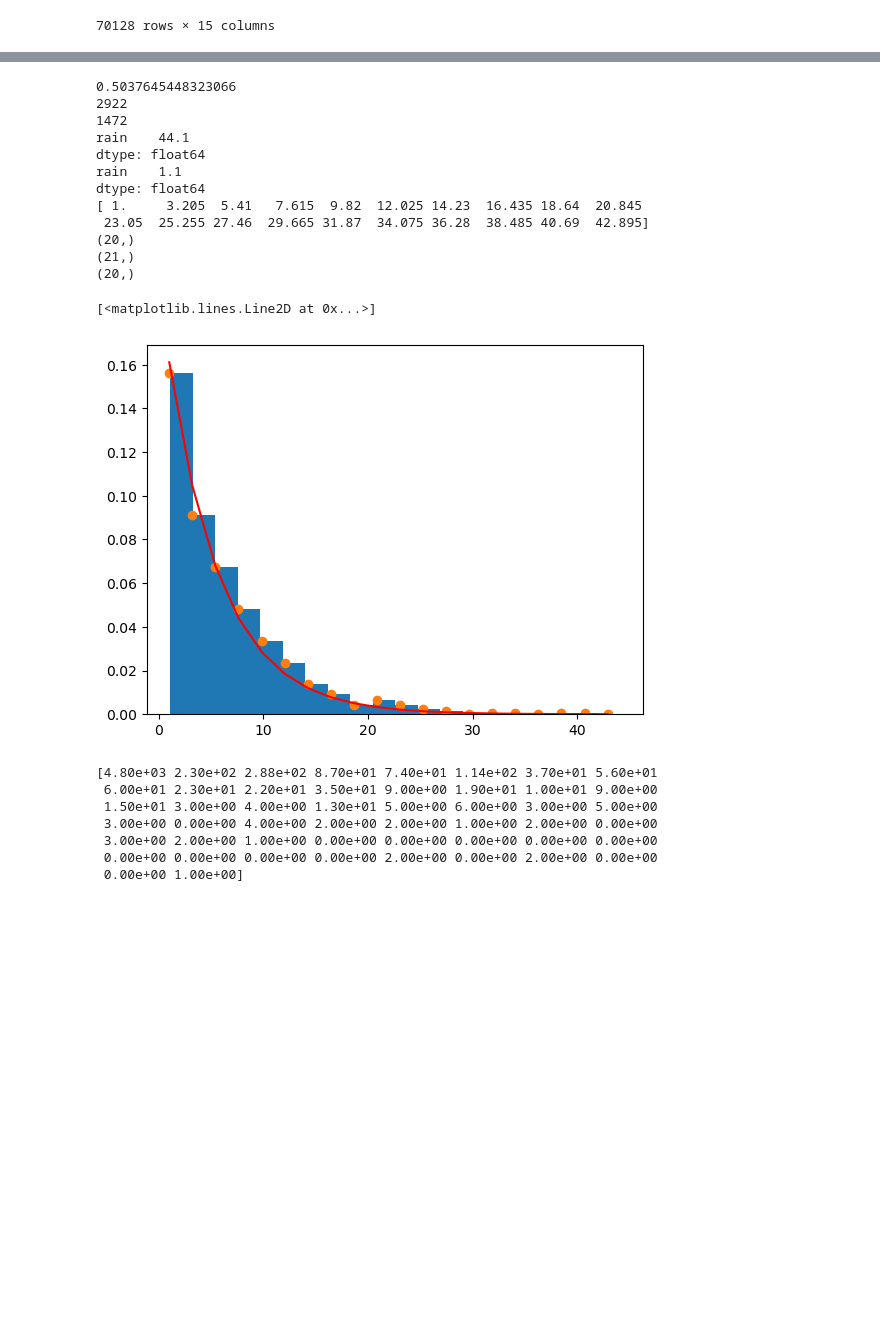
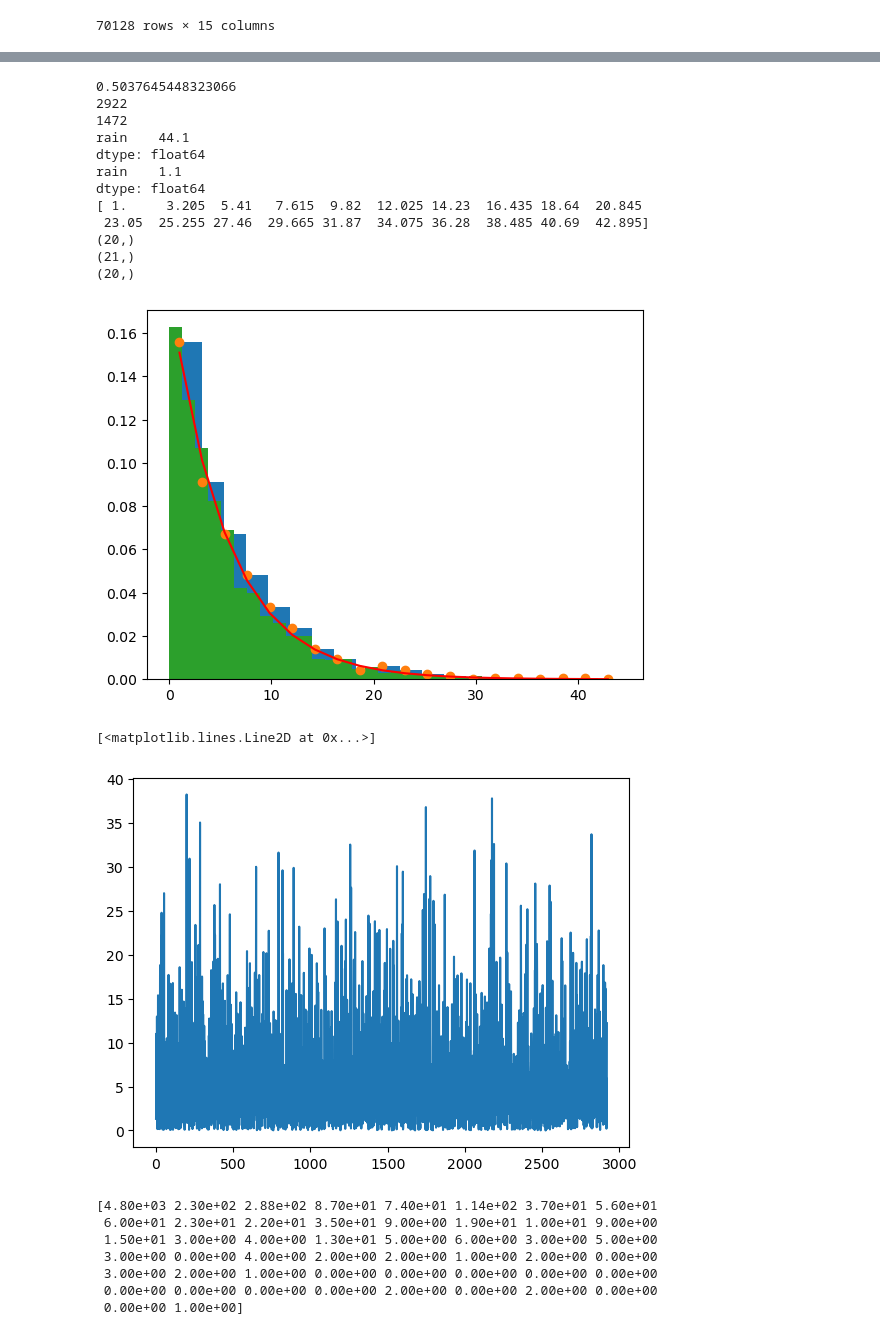
Before and after one commit to Eilis9/PfDA_Project1, a Jupyter notebook: met_athenry.ipynb, the cells around one changed output, grey strips where cells are left out. Drawn from its saved outputs; the diff is of its cells as text; code cells hidden in the pictures; blank space fills up the shorter version.

```diff
--- a/met_athenry.ipynb
+++ b/met_athenry.ipynb
@@ -93,9 +127,9 @@ plt.show()
 # %%
 # Do some analysis on the rainfall data over 8 years.
 # sum the rainfall per day
-import scipy.stats as stats
-year_data_df[['rain', 'datetime']]
-daily_rain_sum = year_data_df[['rain', 'datetime']].groupby(pd.Grouper(key='datetime', freq='D')).sum()
+
+data_df[['rain', 'datetime']]
+daily_rain_sum = data_df[['rain', 'datetime']].groupby(pd.Grouper(key='datetime', freq='D')).sum()
 max_rain = daily_rain_sum.max()
 min_rain = daily_rain_sum.min()
 # frequency of rainy days with criterion of >1mm rainfall
@@ -111,72 +145,53 @@ no_bins = 20
 # returns the normalised data for the histogram (area under curve =1)
 n, bins, patches = plt.hist(daily_rain_rainydays, bins=no_bins, density=True)
 
+# fix this for bins
 x = np.arange(1, 44.1, 44.1/no_bins)
 print(x)
-#plt.plot(x,n)
-#mean_daily_rain = daily_rain_rainydays.mean()
-#std_daily_rain = daily_rain_rainydays.std()
-#print(len(x))
+
 plt.plot(x, n, 'o')
 # Use curve_fit as in: https://stackoverflow.com/questions/50448199/lognormal-curve-fit
-#y1 = n / np.trapz(x, n)
 print(n.shape)
 print(bins.shape)
 print(x.shape)
-# PDF for the log distribution
+# PDF for the exponential distribution
 def f(x, lamda_1):
   return lamda_1*np.exp(-1*lamda_1*x)
 #print(bins)
 #print(x)
 #print(n)
-from scipy.optimize import *
+
 
 params, extras = curve_fit(f, x, n)
 
 params
-# fit a log normal curve
-
-
-lamda_1 = 0.196
+# fit a exponential curve
+lamda_1 = params[0]
 pdf_expon = (lamda_1*np.exp(-1*lamda_1*x))
 
 plt.plot(x, pdf_expon, 'r')
-# set up a random generator for log normal
-#s = np.random.lognormal(mean_daily_rain, std_daily_rain, 2920)
-#count, bins, ignored = plt.hist(s, 20, density=True, align='mid')
-#plt.show()
-
-#x = np.linspace(min(bins), max(bins), 100)
-#pdf = (np.exp(-(np.log(x) - mean_daily_rain)**2 / (2 * std_daily_rain**2))
-#       / (x * std_daily_rain * np.sqrt(2 * np.pi)))
-
-#plt.plot(x, pdf, linewidth=2, color='r')
-#plt.axis('tight')
-#print("mean_rain", mean_daily_rain)
-#(n, bins, patches) = plt.hist(daily_rain_rainydays, bins=20, label='hst')
-#plt.show()
-#print(n)
-#plt.plot(n)
-#plt.show()
-#logn = np.log(n)
-#logn[np.isneginf(logn)] = 0
-#plt.plot(logn)
-#plt.show()
+# set up a random generator for exponential
+# https://numpy.org/devdocs/reference/random/generated/numpy.random.Generator.exponential.html
+s = np.random.default_rng().exponential(1/lamda_1, 2920)
+plt.hist(s, 30, density=True)
+plt.show()
+plt.plot(s)
 # %% [output]
 0.5037645448323066
 2922
 1472
 rain    44.1
 dtype: float64
 rain    1.1
 dtype: float64
 [ 1.     3.205  5.41   7.615  9.82  12.025 14.23  16.435 18.64  20.845
  23.05  25.255 27.46  29.665 31.87  34.075 36.28  38.485 40.69  42.895]
 (20,)
 (21,)
 (20,)
+[figure, new version]
 [<matplotlib.lines.Line2D at 0x...>]
-[figure, old version]
+[figure, added]
 # %%
 # https://datascience.stackexchange.com/questions/32139/extract-all-the-data-of-a-particular-month-from-dataset-of-different-years
 # put this in a function (call in a loop)
```
Also changed, not shown: parts of 12 cells of this notebook.
